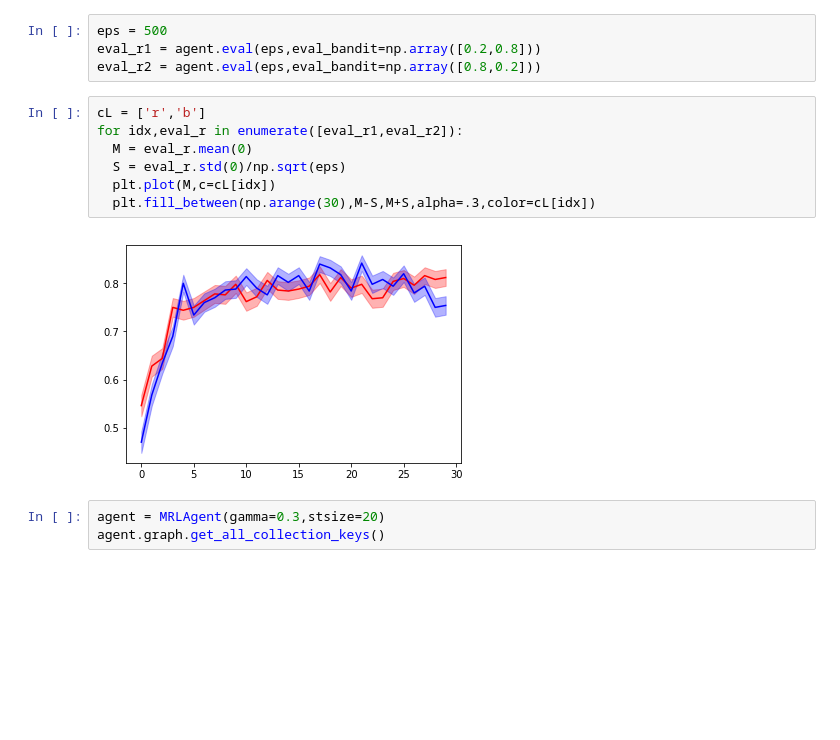
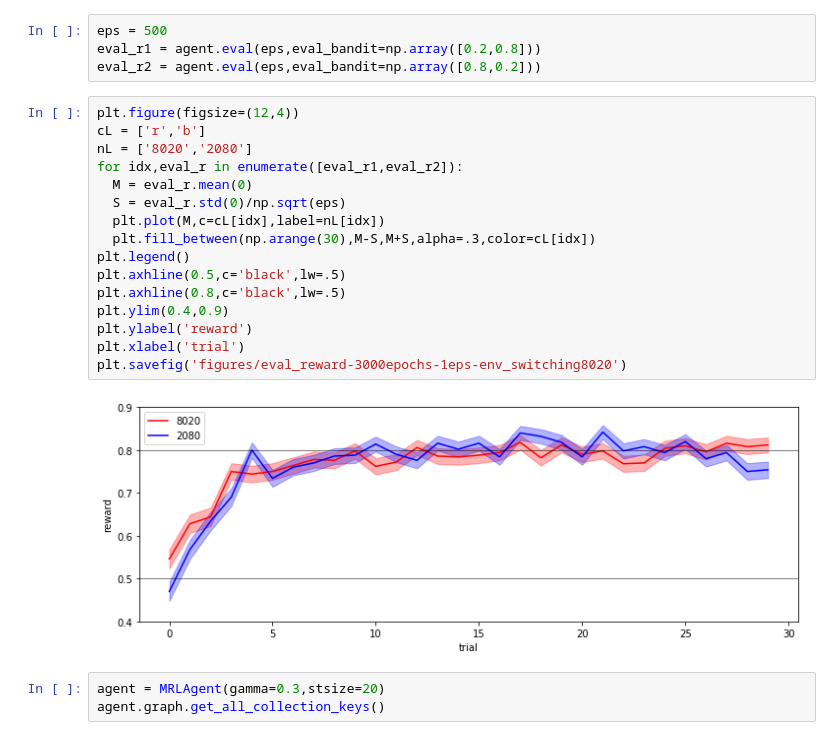
Before and after one commit to andrebeu/mrl, a Jupyter notebook: mrl.ipynb, the cells around one changed output. Cells and saved outputs as stored; diff of their text form; blank space fills up the shorter version.

```diff
--- a/mrl.ipynb
+++ b/mrl.ipynb
@@ -53,14 +53,23 @@ eps = 500
 eval_r1 = agent.eval(eps,eval_bandit=np.array([0.2,0.8]))
 eval_r2 = agent.eval(eps,eval_bandit=np.array([0.8,0.2]))
 # %%
+plt.figure(figsize=(12,4))
 cL = ['r','b']
+nL = ['8020','2080']
 for idx,eval_r in enumerate([eval_r1,eval_r2]):
   M = eval_r.mean(0)
   S = eval_r.std(0)/np.sqrt(eps)
-  plt.plot(M,c=cL[idx])
+  plt.plot(M,c=cL[idx],label=nL[idx])
   plt.fill_between(np.arange(30),M-S,M+S,alpha=.3,color=cL[idx])
+plt.legend()
+plt.axhline(0.5,c='black',lw=.5)
+plt.axhline(0.8,c='black',lw=.5)
+plt.ylim(0.4,0.9)
+plt.ylabel('reward')
+plt.xlabel('trial')
+plt.savefig('figures/eval_reward-3000epochs-1eps-env_switching8020')
 # %% [output]
-[figure, old version]
+[figure, new version]
 # %%
 agent = MRLAgent(gamma=0.3,stsize=20)
 agent.graph.get_all_collection_keys()
```
Also changed, not shown: parts of 1 cell of this notebook, 19 other files.
